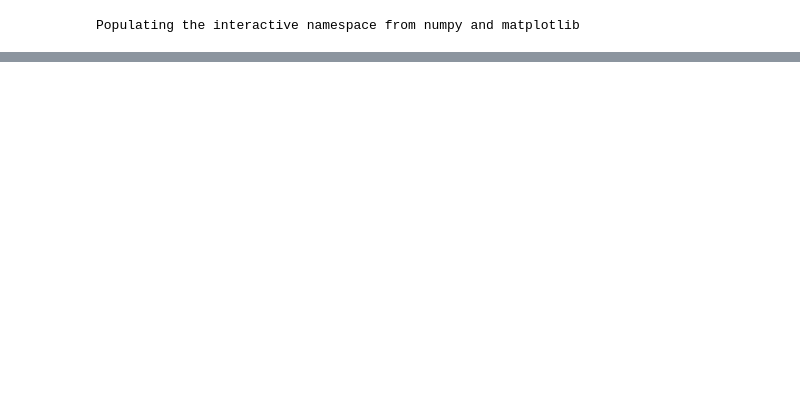
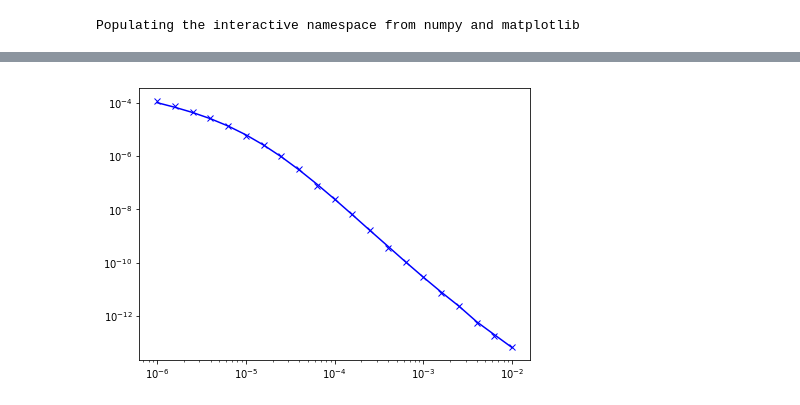
Before and after one commit to simpeg/simpegEM1D, a Jupyter notebook: simpegem1d/notebooks/EM1D_inversion_TD_layers.ipynb, the cells around one changed output, grey strips where cells are left out. Saved outputs shown, nothing was run; the diff lists cells and outputs as text; code cells hidden in the pictures; blank space fills up the shorter version.

```diff
--- a/simpegem1d/notebooks/EM1D_inversion_TD_layers.ipynb
+++ b/simpegem1d/notebooks/EM1D_inversion_TD_layers.ipynb
@@ -147 +158,9 @@ Times:                                        mean      sum
+# %%
+fig, axes = subplots(1,1, figsize = (7,5))
+axes.plot(TDsurvey.time, invProb.dpred, 'b-')
+axes.plot(TDsurvey.time, TDsurvey.dobs, 'bx')
+axes.set_xscale('log');
+axes.set_yscale('log');
+# %% [output]
+[figure, added]
 # %%
```
Also changed, not shown: parts of 20 cells of this notebook, 12 other files.
